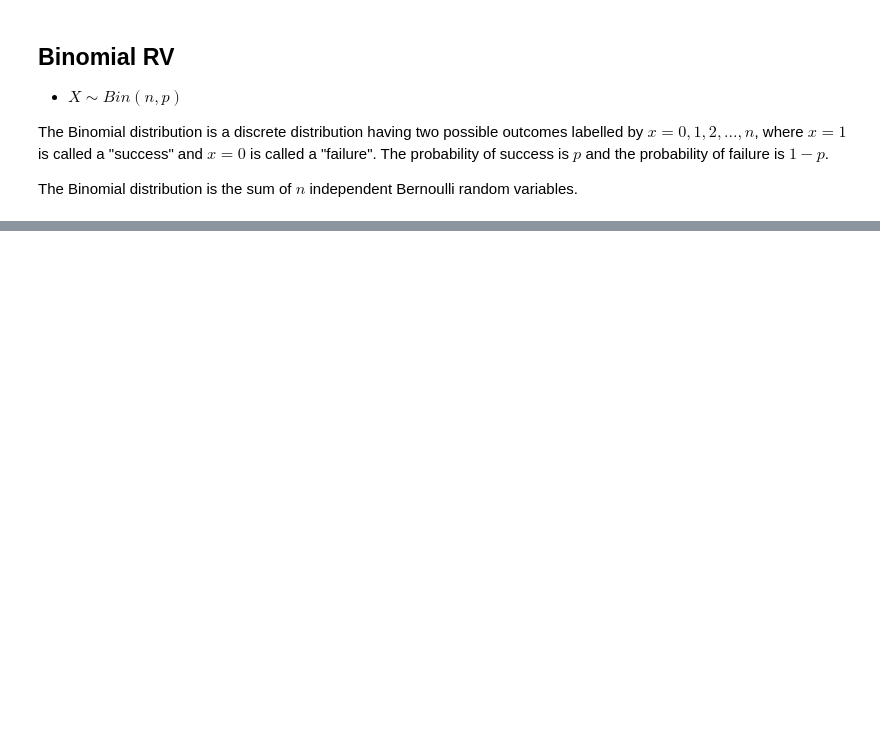
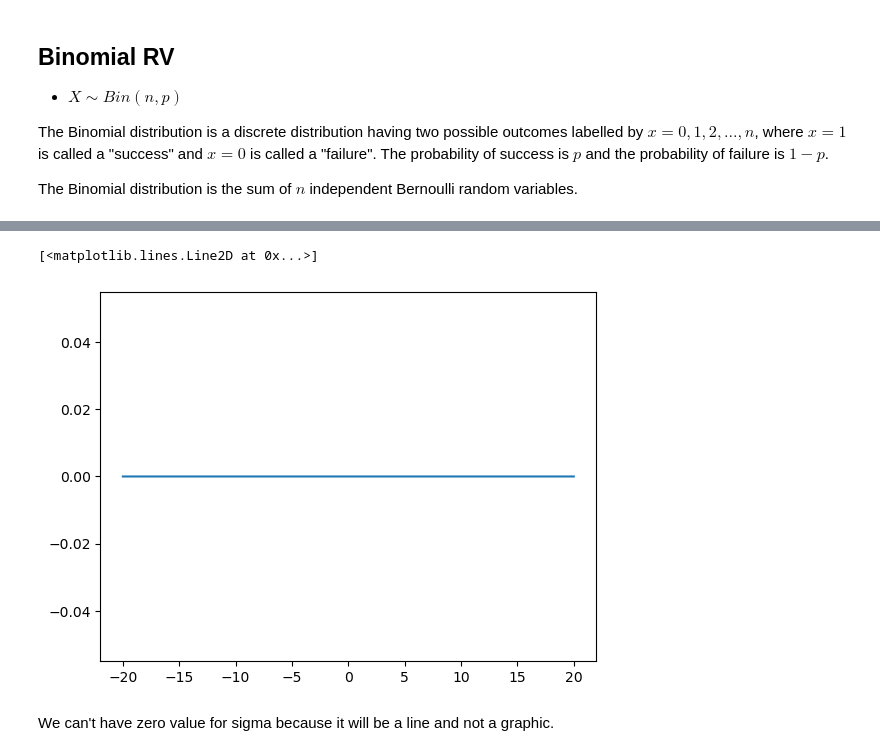
Before and after one commit to pcmoraesmenezes/Data-Science-and-Machine-Learning-Course, a Jupyter notebook: statistics in python/RV.ipynb, the cells around one changed output, grey strips where cells are left out. Cells and saved outputs as stored; diff of their text form; code cells hidden in the pictures; blank space fills up the shorter version.

```diff
--- a/statistics in python/RV.ipynb
+++ b/statistics in python/RV.ipynb
@@ -135,0 +183,12 @@ The number of successes is 609
+# %%
+x = np.linspace(-20,20, 10000)
+mu = 1
+sgma = 0
+fx = np.exp((-(x-mu)**2)/(2*(sgma**2))**0.5)
+# %%
+plt.plot(x, fx)
+# %% [output]
+[<matplotlib.lines.Line2D at 0x...>]
+[figure, added]
+# %% [markdown]
+We can't have zero value for sigma because it will be a line and not a graphic.
```
Also changed, not shown: parts of 19 cells of this notebook.
